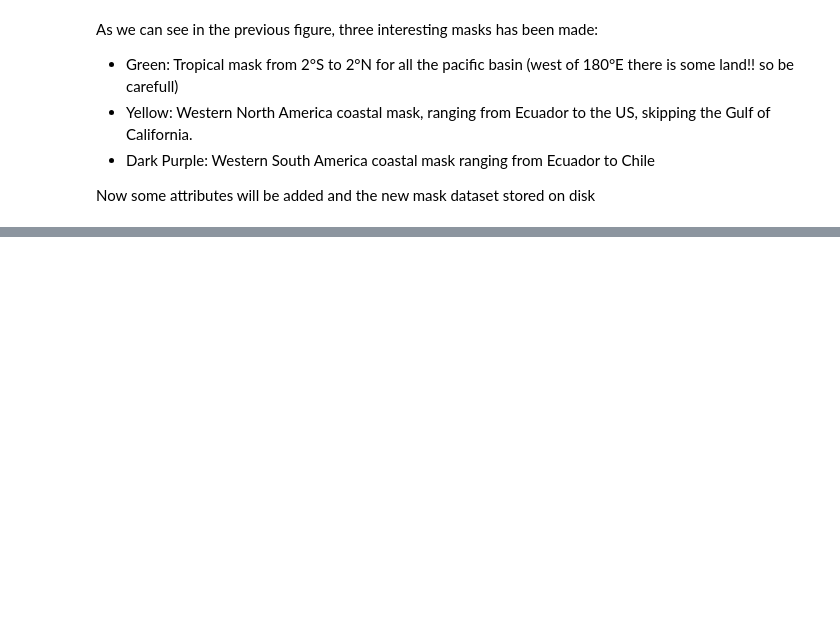
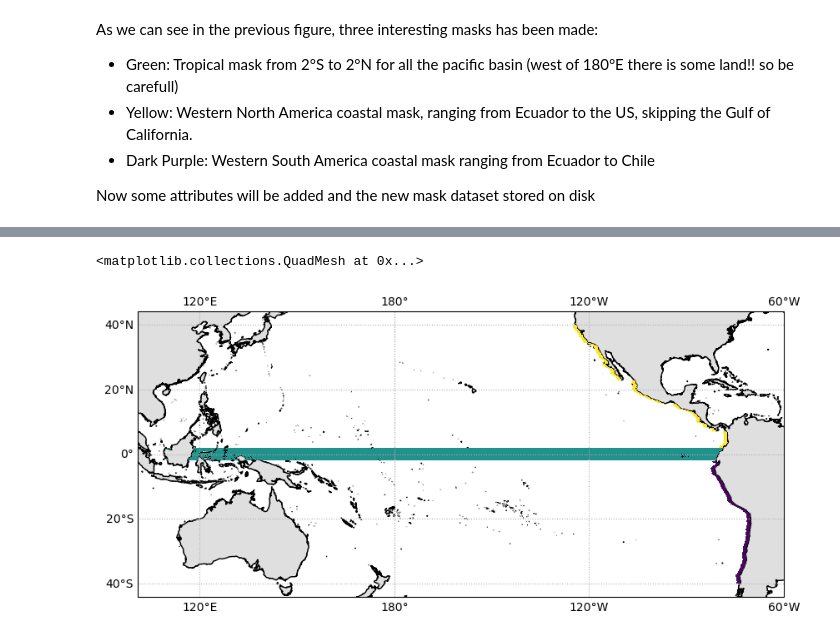
Before and after one commit to lucasglasner/S2S_CEAZA, a Jupyter notebook: create_masks.ipynb, the cells around one changed output, grey strips where cells are left out. Saved outputs shown, nothing was run; the diff lists cells and outputs as text; code cells hidden in the pictures; blank space fills up the shorter version.

```diff
--- a/create_masks.ipynb
+++ b/create_masks.ipynb
@@ -174,0 +205,13 @@ masks = xr.merge([tropicalmask.to_dataset(name='tropicalmask'), coastmask_north.
+# %%
+# Quick look to the new masks
+fig = plt.figure(figsize=(10,5))
+ax  = fig.add_subplot(111, projection=ccrs.PlateCarree(central_longitude=180))
+ax.coastlines('10m')
+ax.add_feature(cf.LAND, color='silver', alpha=0.5)
+ax.gridlines(draw_labels=True, linestyle=":")
+(masks.tropicalmask.where(masks.tropicalmask==1)).plot(add_colorbar=False, vmin=1,vmax=1, ax=ax, transform=ccrs.PlateCarree())
+(masks.coastmask_north.where(masks.coastmask_north==1)+1).plot(add_colorbar=False, vmin=1, vmax=2, ax=ax, transform=ccrs.PlateCarree())
+(masks.coastmask_south.where(masks.coastmask_south==1)+2).plot(add_colorbar=False, vmin=1, vmax=100, ax=ax, transform=ccrs.PlateCarree())
+# %% [output]
+<matplotlib.collections.QuadMesh at 0x...>
+[figure, added]
```
Also changed, not shown: parts of 18 cells of this notebook.
